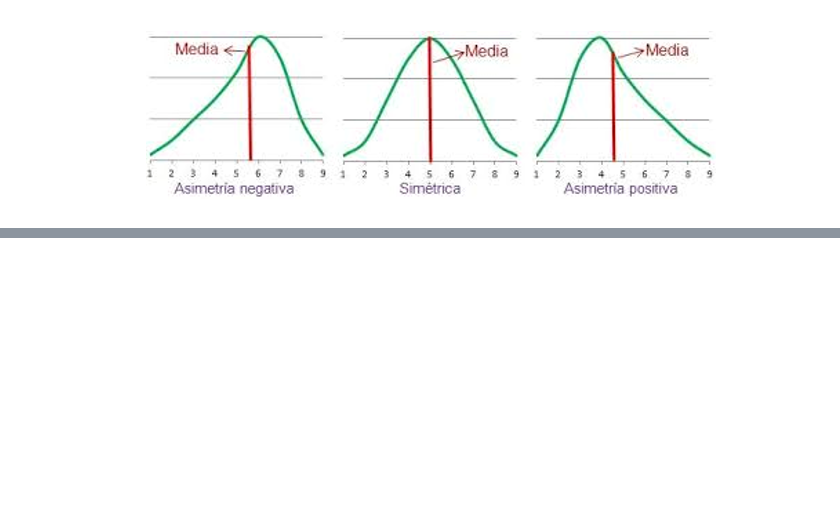
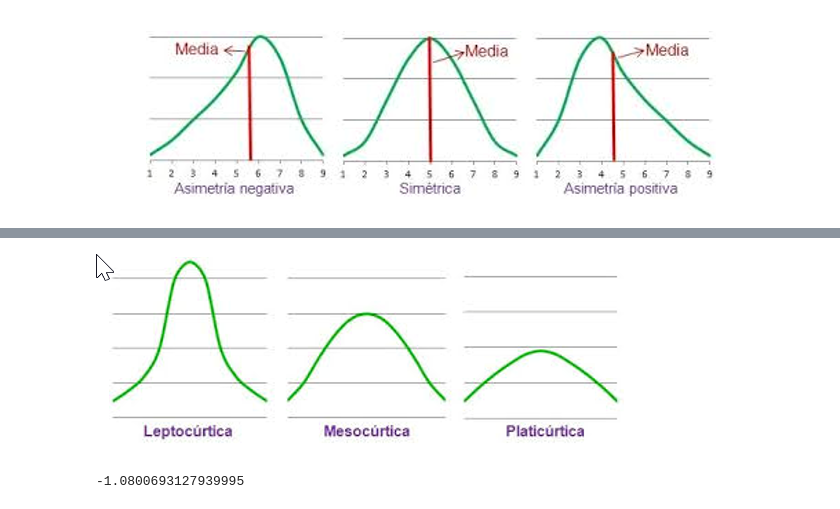
Before and after one commit to Zell0ss/machine_learning, a Jupyter notebook: Notebooks/T2 - 5 1 Medidas básicas de la estadística descriptiva.ipynb, the cells around one changed output, grey strips where cells are left out. Drawn from its saved outputs; the diff is of its cells as text; code cells hidden in the pictures; blank space fills up the shorter version.

```diff
--- a/Notebooks/T2 - 5 1 Medidas básicas de la estadística descriptiva.ipynb
+++ b/Notebooks/T2 - 5 1 Medidas básicas de la estadística descriptiva.ipynb
@@ -86,0 +103,10 @@ Image(filename="./asimetria.png")
+# %%
+Image("./curtosis.png")
+# %% [output]
+[figure, added]
+# %%
+# 4th Moment: Curtosis
+curtosis=sp.kurtosis(A)
+curtosis
+# %% [output]
+-1.0800693127939995
```
Also changed, not shown: parts of 6 cells of this notebook.
